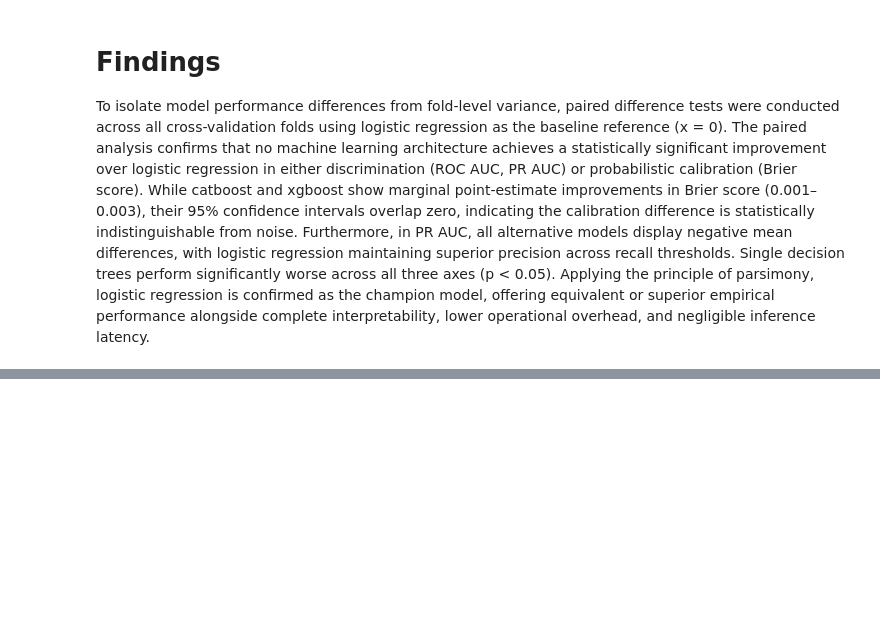
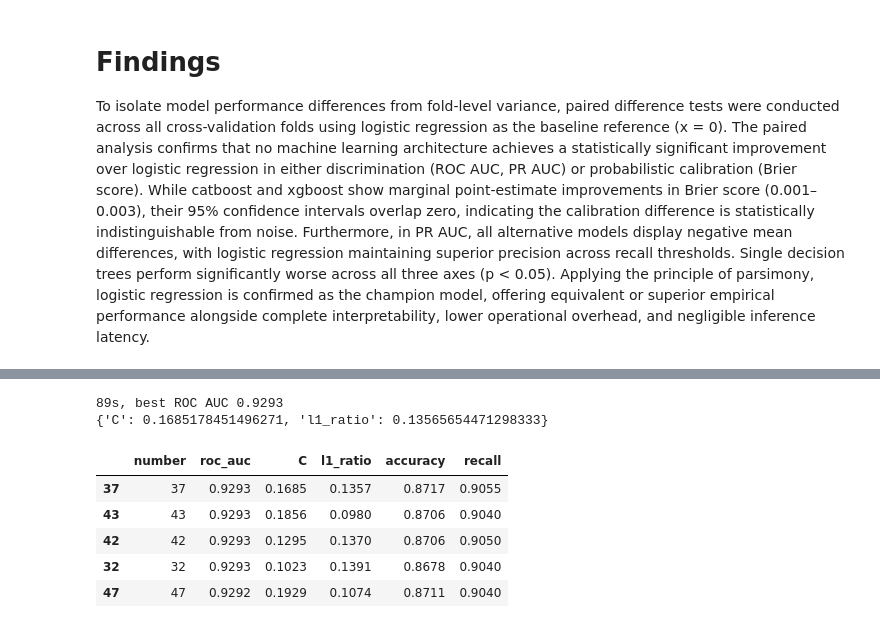
Before and after one commit to kostastranop/Heart-Failure, a Jupyter notebook: notebooks/02_modeling.ipynb, the cells around one changed output, grey strips where cells are left out. Saved outputs shown, nothing was run; the diff lists cells and outputs as text; code cells hidden in the pictures; blank space fills up the shorter version.

```diff
--- a/notebooks/02_modeling.ipynb
+++ b/notebooks/02_modeling.ipynb
@@ -298,0 +345,22 @@ To isolate model performance differences from fold-level variance, paired differ
+# %%
+def suggest_logreg(trial):
+    return LogisticRegression(
+        C=trial.suggest_float("C", 1e-3, 1e2, log=True),
+        l1_ratio=trial.suggest_float("l1_ratio", 0.0, 1.0),
+        solver="saga", max_iter=5000,
+    )
+
+start = time.time()
+study_logreg = tune(suggest_logreg, prep={})
+print(f"{time.time() - start:.0f}s, best ROC AUC {study_logreg.best_value:.4f}")
+print(study_logreg.best_params)
+top_trials(study_logreg)
+# %% [output]
+89s, best ROC AUC 0.9293
+{'C': 0.1685178451496271, 'l1_ratio': 0.13565654471298333}
+|  | number | roc_auc | C | l1_ratio | accuracy | recall |
+| 37 | 37 | 0.9293 | 0.1685 | 0.1357 | 0.8717 | 0.9055 |
+| 43 | 43 | 0.9293 | 0.1856 | 0.0980 | 0.8706 | 0.9040 |
+| 42 | 42 | 0.9293 | 0.1295 | 0.1370 | 0.8706 | 0.9050 |
+| 32 | 32 | 0.9293 | 0.1023 | 0.1391 | 0.8678 | 0.9040 |
+| 47 | 47 | 0.9292 | 0.1929 | 0.1074 | 0.8711 | 0.9040 |
```
Also changed, not shown: parts of 15 cells of this notebook, 5 other files.
